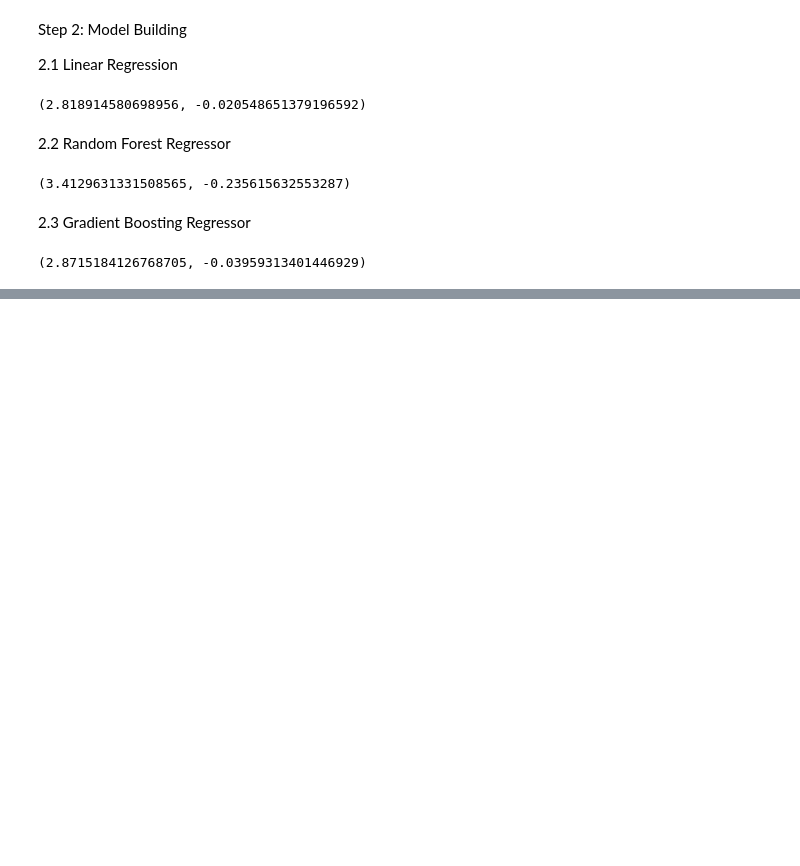
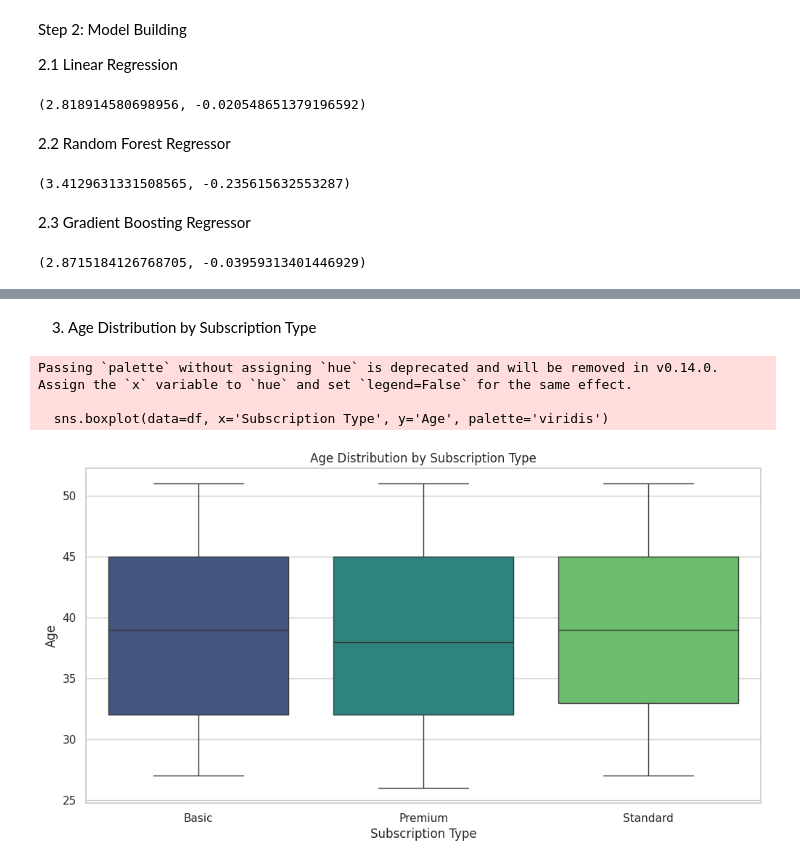
Before and after one commit to ShrinkhalaSingh123/NetflixSubscriptionPlanPredictiveAnalysis, a Jupyter notebook: NetflixSubscriptionPlan_Predictive_Analysis.ipynb, the cells around one changed output, grey strips where cells are left out. Saved outputs shown, nothing was run; the diff lists cells and outputs as text; code cells hidden in the pictures; blank space fills up the shorter version.

```diff
--- a/NetflixSubscriptionPlan_Predictive_Analysis.ipynb
+++ b/NetflixSubscriptionPlan_Predictive_Analysis.ipynb
@@ -152,0 +188,15 @@ mse_gb, r2_gb
+# %% [markdown]
+3. Age Distribution by Subscription Type
+# %%
+# Plot Age Distribution by Subscription Type
+plt.figure(figsize=(12, 6))
+sns.boxplot(data=df, x='Subscription Type', y='Age', palette='viridis')
+plt.title('Age Distribution by Subscription Type')
+plt.xlabel('Subscription Type')
+plt.ylabel('Age')
+plt.show()
+# %% [output]
+Passing `palette` without assigning `hue` is deprecated and will be removed in v0.14.0. Assign the `x` variable to `hue` and set `legend=False` for the same effect.
+
+  sns.boxplot(data=df, x='Subscription Type', y='Age', palette='viridis')
+[figure, added]
```
Also changed, not shown: parts of 9 cells of this notebook.
